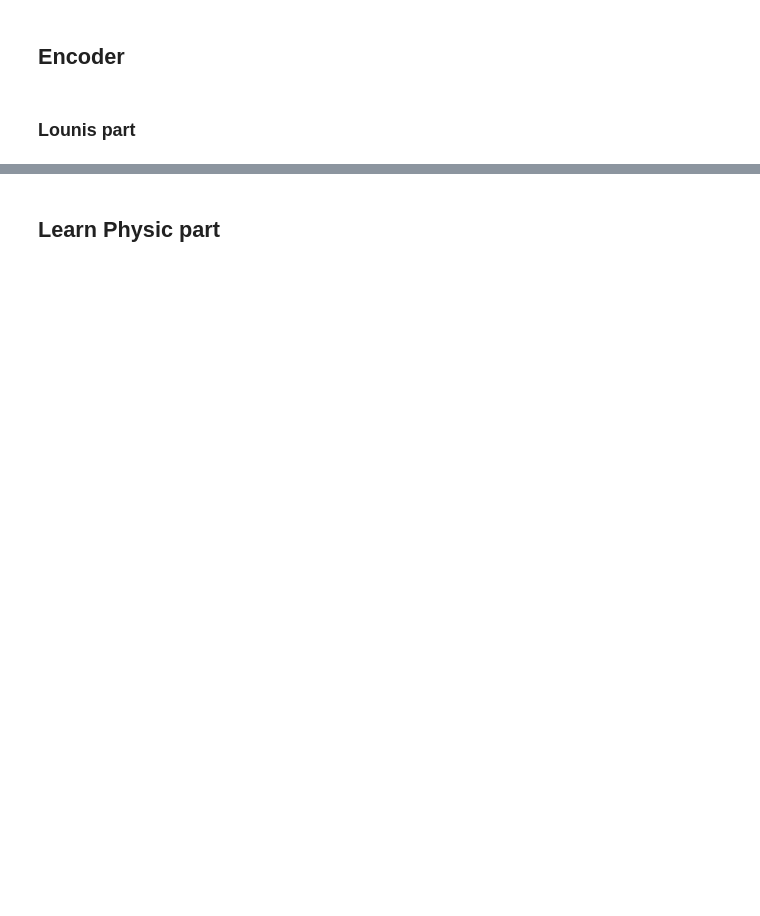
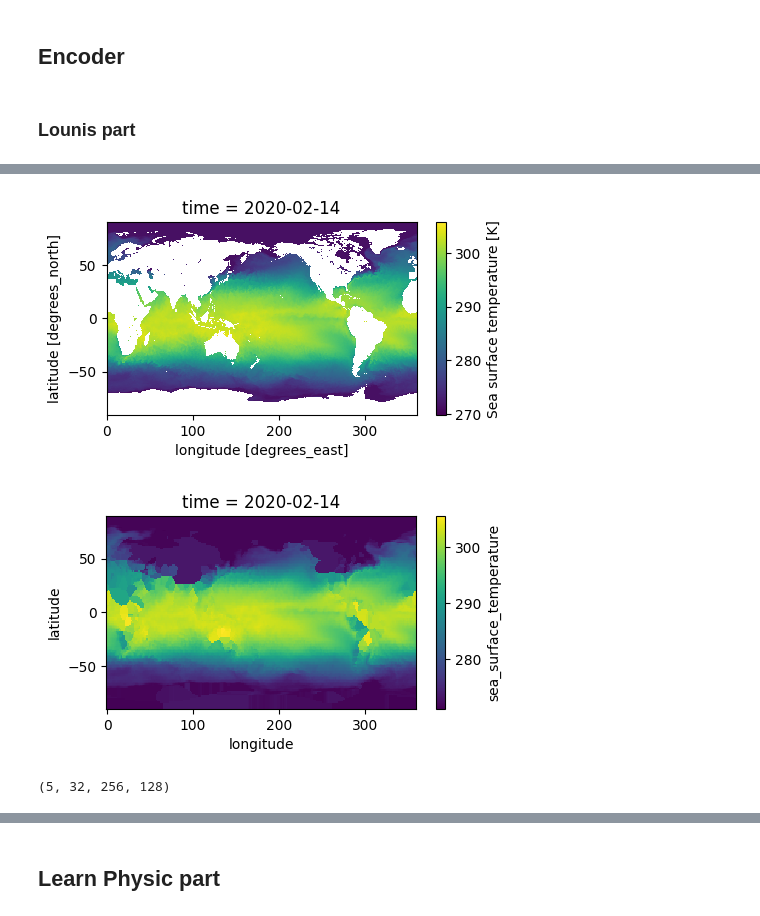
Before and after one commit to mylrcd/NeuralGCM, a Jupyter notebook: combinedModel/dataGeneration.ipynb, the cells around one changed output, grey strips where cells are left out. Saved outputs shown, nothing was run; the diff lists cells and outputs as text; code cells hidden in the pictures; blank space fills up the shorter version.

```diff
--- a/combinedModel/dataGeneration.ipynb
+++ b/combinedModel/dataGeneration.ipynb
@@ -37,6 +96,4 @@ import scipy
 # %%
-from import_era5 import data_generation
-
 input_variables =['geopotential',
                     'specific_humidity','temperature',
                     'u_component_of_wind',
@@ -48,13 +105,15 @@ forcing_variables = ['sea_ice_cover', 'sea_surface_temperature']
 
 longitude_nodes=32
 latitude_nodes=16
+
+longitude_nodes_original = 256
+latitude_nodes_original = 128
+level_original = [i for i in range(37)]
 level = [0, 10, 20, 30, 36]
+dtime = '2020-02-14T00'
+
+demo_start_time = '2020-02-14'
+demo_end_time = '2020-02-18'
+data_inner_steps = 24
 
 path = 'gs://gcp-public-data-arco-era5/ar/full_37-1h-0p25deg-chunk-1.zarr-v3'
-
-regridded, sliced_era5 = data_generation(path = path,
-    input_variables = input_variables,
-    forcing_variables = forcing_variables,
-    longitude_nodes = longitude_nodes,
-    latitude_nodes = latitude_nodes,
-    level = level)
@@ -147,0 +205,10 @@ Data variables:
+# %%
+regridded_original, sliced_era5_original = data_generation(data = full_era5,
+    demo_start_time = '2020-02-14',
+    demo_end_time = '2020-02-18',
+    data_inner_steps = 24,
+    input_variables = input_variables,
+    forcing_variables = forcing_variables,
+    longitude_nodes = longitude_nodes_original,
+    latitude_nodes = latitude_nodes_original,
+    level = level_original)
@@ -147,0 +244,10 @@ Data variables:
+# %%
+dtime = '2020-02-14T00'
+sliced_dtime_era5_original = sliced_era5_original.sel(time=dtime).compute()
+regridded_dtime_original = regridded_original.sel(time=dtime).compute()
+
+sliced_dtime_era5_original.sea_surface_temperature.plot(x='longitude', y='latitude', aspect=2, size=2.5);
+regridded_dtime_original.sea_surface_temperature.plot(x='longitude', y='latitude', aspect=2, size=2.5);
+# %% [output]
+[figure, added]
+[figure, added]
@@ -147,0 +303,18 @@ Data variables:
+# %%
+import numpy as np
+
+states_divergence = np.empty((5, 32, 256, 128), dtype='float32')
+states_log_surface_pressure = np.empty((5, 32, 256, 128), dtype='float32')
+states_vorticity = np.empty((5, 32, 256, 128), dtype='float32')
+states_temperature_deviation = np.empty((5, 32, 256, 128), dtype='float32')
+
+for i in range(5):
+    inputs_original = model.inputs_from_xarray(regridded_original.isel(time=i))
+    input_forcings_original = model.forcings_from_xarray(regridded_original.isel(time=i))
+    state = model.encode(inputs_original, input_forcings_original, rng_key)
+    states_divergence[i] = state.state.divergence[ :, :, :128]
+    states_log_surface_pressure[i] = state.state.log_surface_pressure[ :, :, :128]
+    states_vorticity [i] = state.state.vorticity[ :, :, :128]
+    states_temperature_deviation[i] = state.state.temperature_variation[ :, :, :128]
+# %% [output]
+(5, 32, 256, 128)
```
Also changed, not shown: parts of 43 cells of this notebook, 3 other files.
